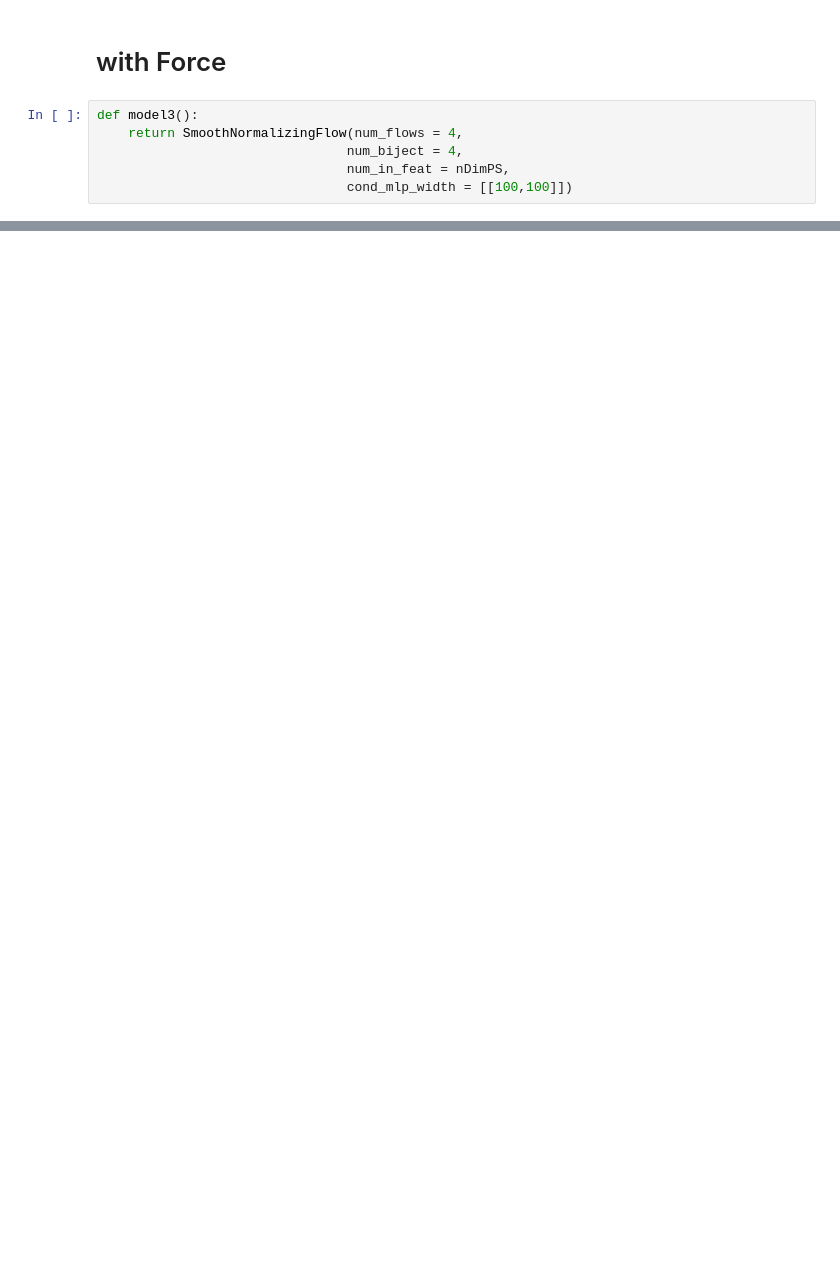
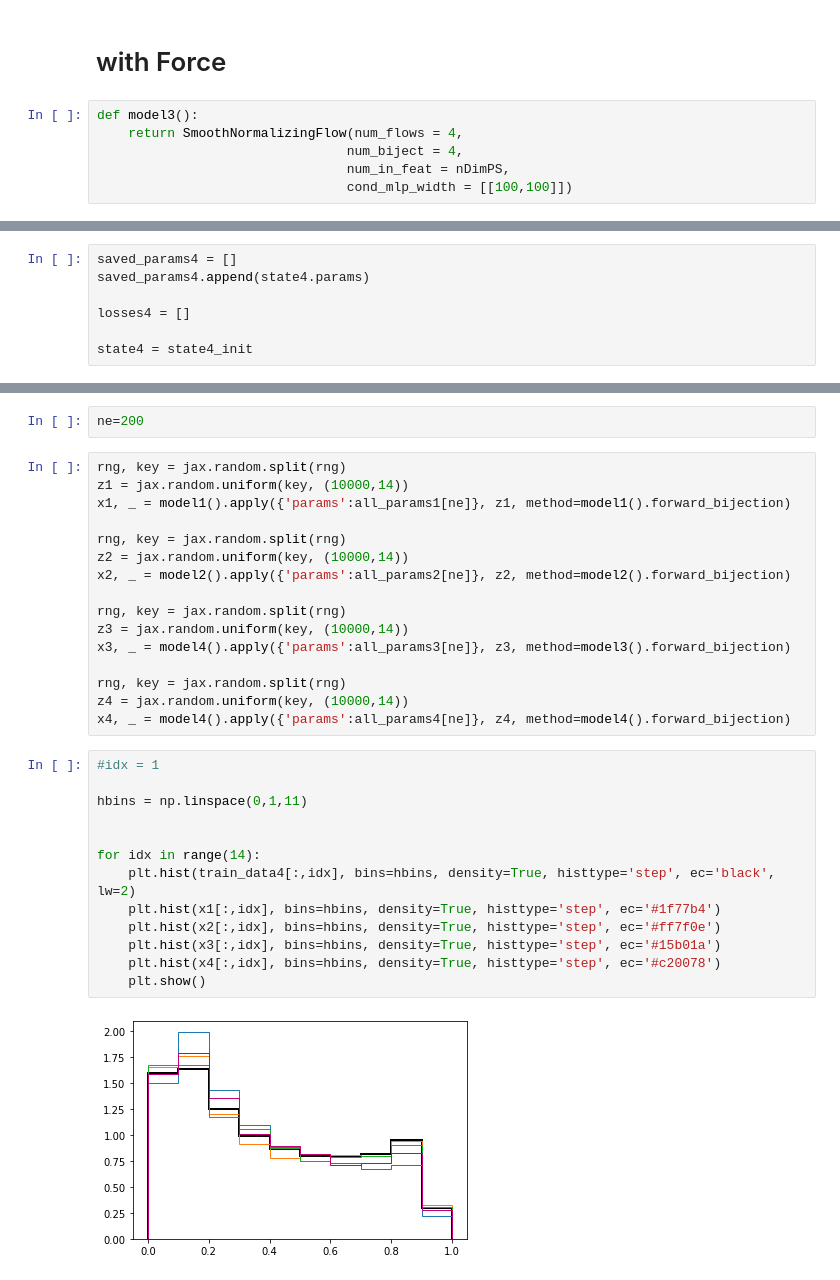
Before and after one commit to madjax-hep/madjax, a Jupyter notebook: examples/compare_smoothNF_ee_tt_bqq_bqq.ipynb, the cells around one changed output, grey strips where cells are left out. Saved outputs shown, nothing was run; the diff lists cells and outputs as text; blank space fills up the shorter version.

```diff
--- a/examples/compare_smoothNF_ee_tt_bqq_bqq.ipynb
+++ b/examples/compare_smoothNF_ee_tt_bqq_bqq.ipynb
@@ -577,0 +1035,7 @@ elapsed time 258.53434091099916
+# %%
+saved_params4 = []
+saved_params4.append(state4.params)
+
+losses4 = []
+
+state4 = state4_init
@@ -577,0 +1152,33 @@ elapsed time 258.53434091099916
+# %%
+ne=200
+# %%
+rng, key = jax.random.split(rng)
+z1 = jax.random.uniform(key, (10000,14))
+x1, _ = model1().apply({'params':all_params1[ne]}, z1, method=model1().forward_bijection)
+
+rng, key = jax.random.split(rng)
+z2 = jax.random.uniform(key, (10000,14))
+x2, _ = model2().apply({'params':all_params2[ne]}, z2, method=model2().forward_bijection)
+
+rng, key = jax.random.split(rng)
+z3 = jax.random.uniform(key, (10000,14))
+x3, _ = model4().apply({'params':all_params3[ne]}, z3, method=model3().forward_bijection)
+
+rng, key = jax.random.split(rng)
+z4 = jax.random.uniform(key, (10000,14))
+x4, _ = model4().apply({'params':all_params4[ne]}, z4, method=model4().forward_bijection)
+# %%
+#idx = 1
+
+hbins = np.linspace(0,1,11)
+
+
+for idx in range(14):
+    plt.hist(train_data4[:,idx], bins=hbins, density=True, histtype='step', ec='black', lw=2)
+    plt.hist(x1[:,idx], bins=hbins, density=True, histtype='step', ec='#1f77b4')
+    plt.hist(x2[:,idx], bins=hbins, density=True, histtype='step', ec='#ff7f0e')
+    plt.hist(x3[:,idx], bins=hbins, density=True, histtype='step', ec='#15b01a')
+    plt.hist(x4[:,idx], bins=hbins, density=True, histtype='step', ec='#c20078')
+    plt.show()
+# %% [output]
+[figure, added]
```
Also changed, not shown: parts of 51 cells of this notebook.
